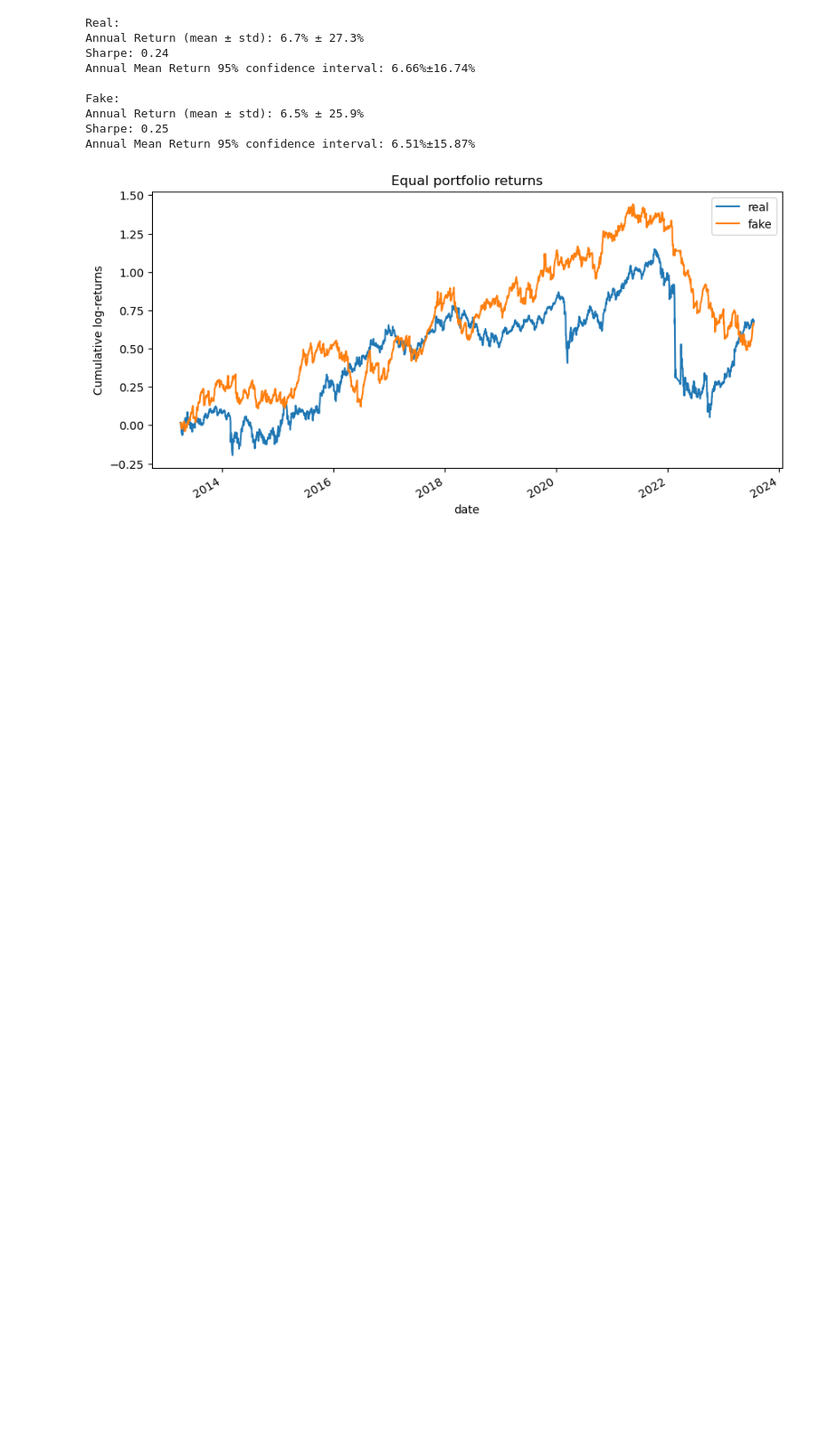
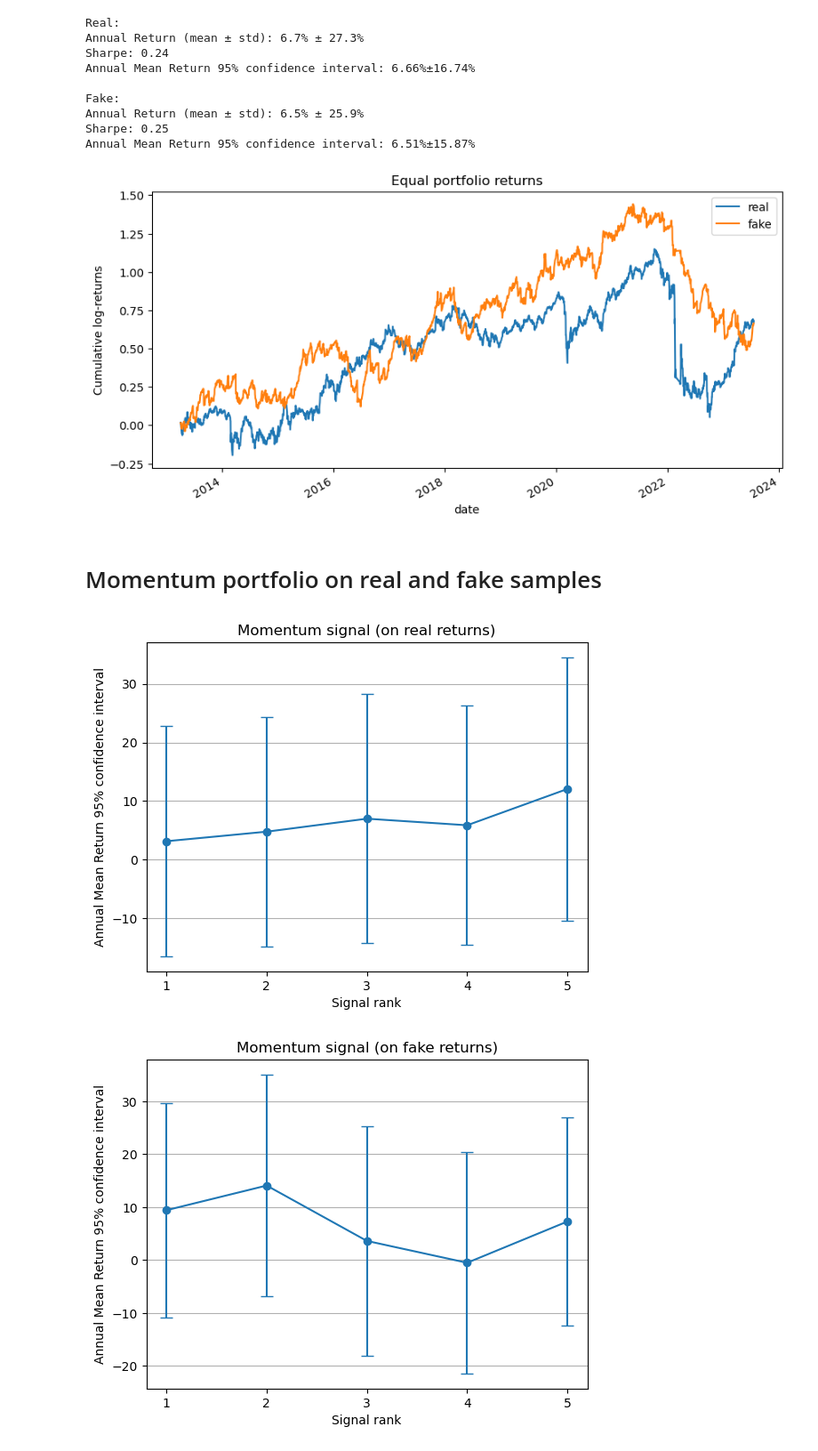
Before and after one commit to GudkovNikolay/Interactive_dashboard_ECML_2025, a Jupyter notebook: research/strategy.ipynb, the cells around one changed output. Shown at 89% size. Cells and saved outputs as stored; diff of their text form; code cells hidden in the pictures; blank space fills up the shorter version.

```diff
--- a/research/strategy.ipynb
+++ b/research/strategy.ipynb
@@ -92,3 +96,23 @@ def plot_strategy_on_both_returns(real_returns: pd.Series, fake_returns: pd.Seri
 plot_strategy_on_both_returns(equal_w_real_returns, equal_w_fake_returns, 'Equal portfolio returns')
 # %% [output]
 [figure]
+# %% [markdown]
+# Momentum portfolio on real and fake samples
+# %%
+from library.momentum import get_momentum_signal, plot_signal_ranks
+
+
+def get_momentum_signal_fixed_params(df_returns: pd.DataFrame) -> pd.DataFrame:
+    return get_momentum_signal(df_returns, n_finish=365, n_start=180)
+
+
+def plot_momentum_signal_ranks(df_returns, title: str):
+    df_momentum_signal = get_momentum_signal_fixed_params(df_returns)
+    plot_signal_ranks(df_momentum_signal, df_returns, f'Momentum signal (on {title} returns)')
+
+
+plot_momentum_signal_ranks(df_returns_real, 'real')
+plot_momentum_signal_ranks(df_returns_fake, 'fake')
+# %% [output]
+[figure, added]
+[figure, added]
```
Also changed, not shown: parts of 23 cells of this notebook, 5 other files.
